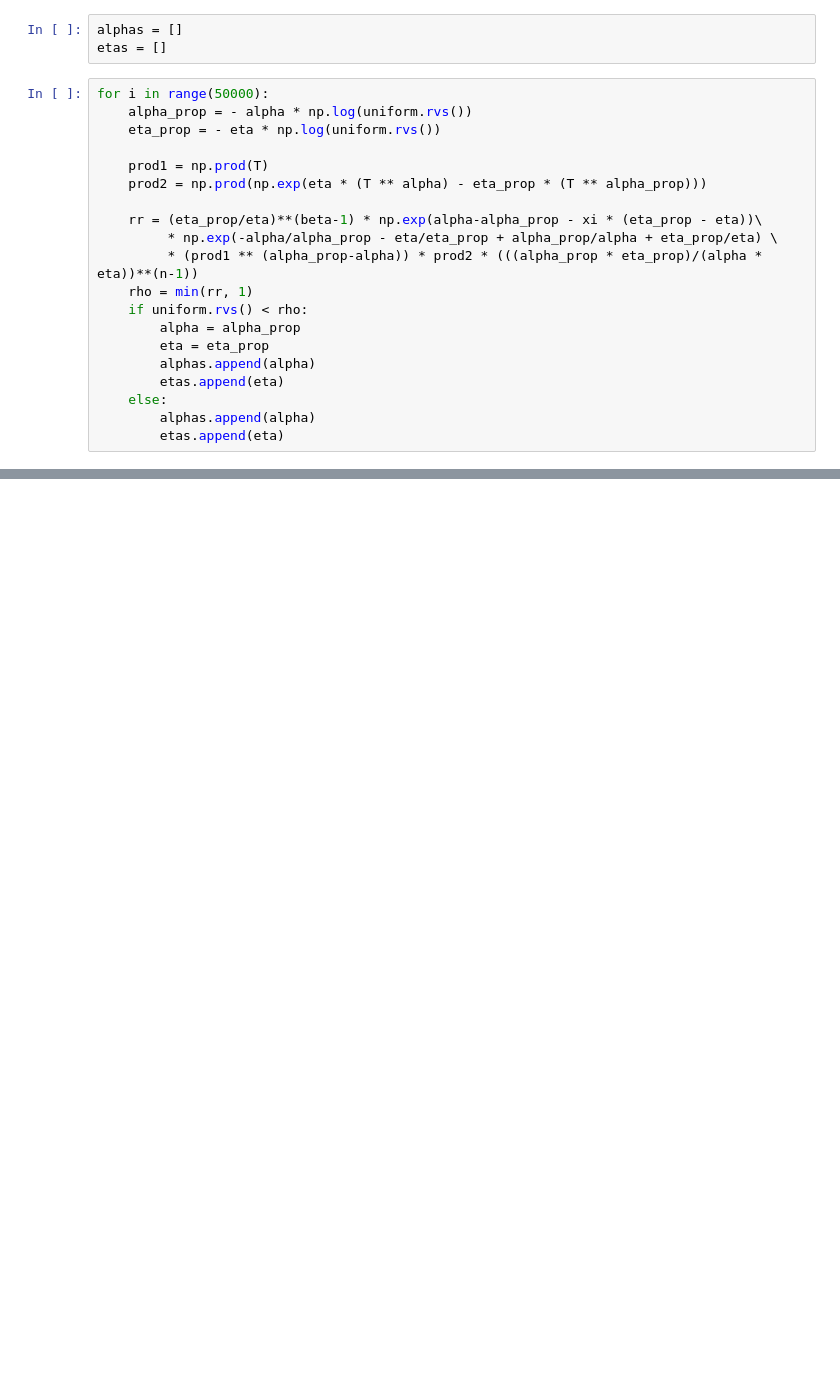
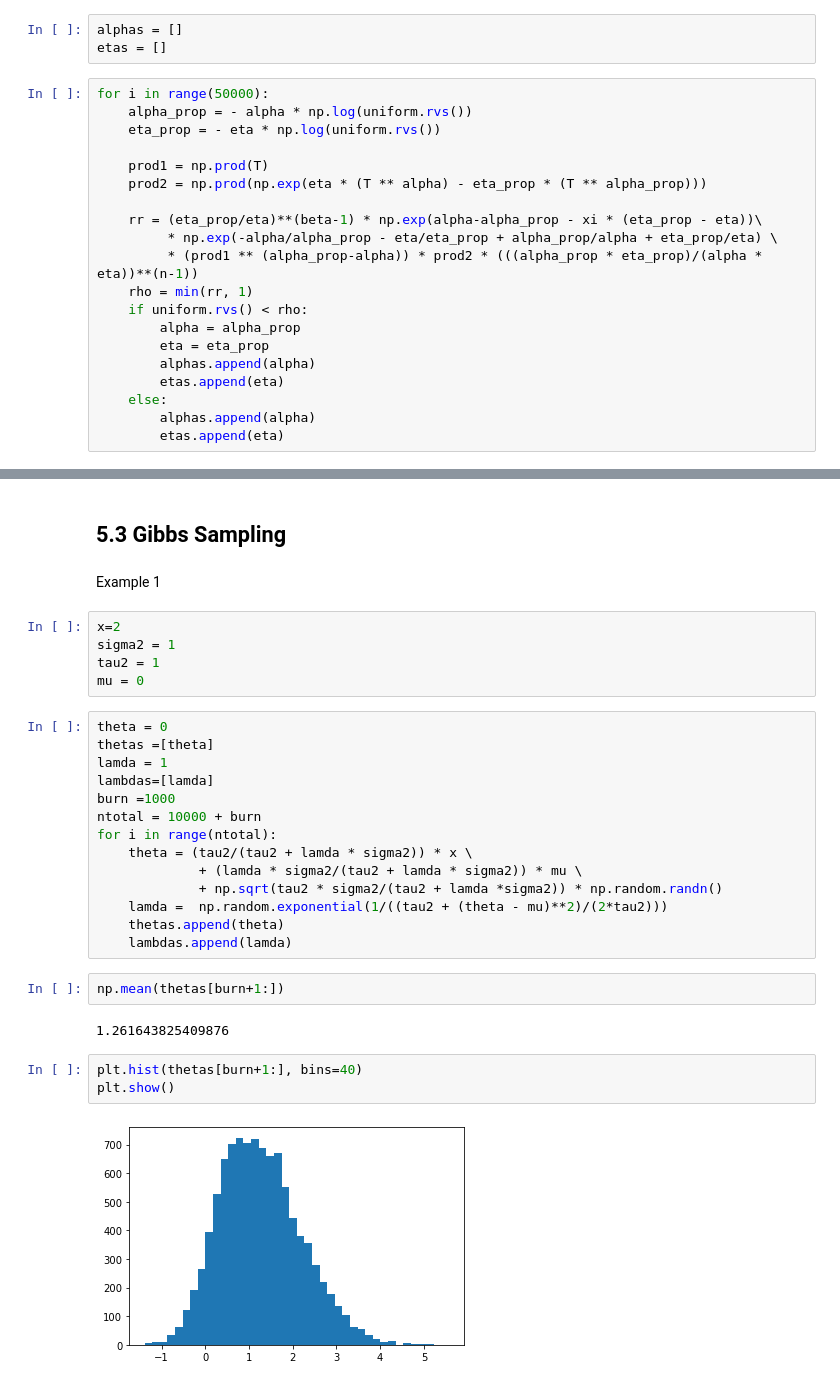
Before and after one commit to Peacock-Biscuit/MSSTAT, a Jupyter notebook: ISyE6420 Bayesian Statistics/Demo/Unit5.ipynb, the cells around one changed output, grey strips where cells are left out. Cells and saved outputs as stored; diff of their text form; blank space fills up the shorter version.

```diff
--- a/ISyE6420 Bayesian Statistics/Demo/Unit5.ipynb
+++ b/ISyE6420 Bayesian Statistics/Demo/Unit5.ipynb
@@ -212,0 +213,32 @@ np.var(etas)
+# %% [markdown]
+## 5.3 Gibbs Sampling
+# %% [markdown]
+Example 1
+# %%
+x=2
+sigma2 = 1
+tau2 = 1
+mu = 0
+# %%
+theta = 0
+thetas =[theta]
+lamda = 1
+lambdas=[lamda]
+burn =1000
+ntotal = 10000 + burn
+for i in range(ntotal):
+    theta = (tau2/(tau2 + lamda * sigma2)) * x \
+             + (lamda * sigma2/(tau2 + lamda * sigma2)) * mu \
+             + np.sqrt(tau2 * sigma2/(tau2 + lamda *sigma2)) * np.random.randn()
+    lamda =  np.random.exponential(1/((tau2 + (theta - mu)**2)/(2*tau2)))
+    thetas.append(theta)
+    lambdas.append(lamda)
+# %%
+np.mean(thetas[burn+1:])
+# %% [output]
+1.261643825409876
+# %%
+plt.hist(thetas[burn+1:], bins=40)
+plt.show()
+# %% [output]
+[figure, added]
```
Also changed, not shown: parts of 24 cells of this notebook, 2 other files.
